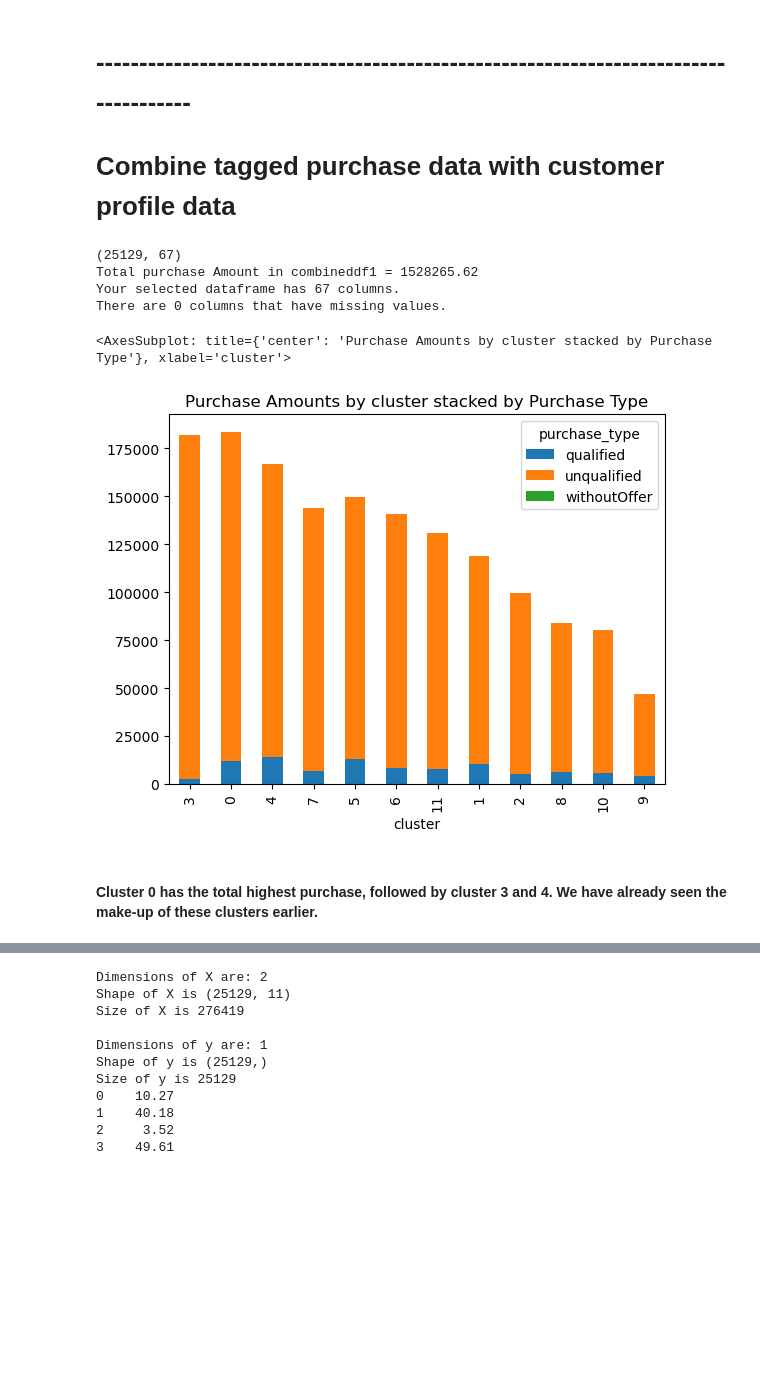
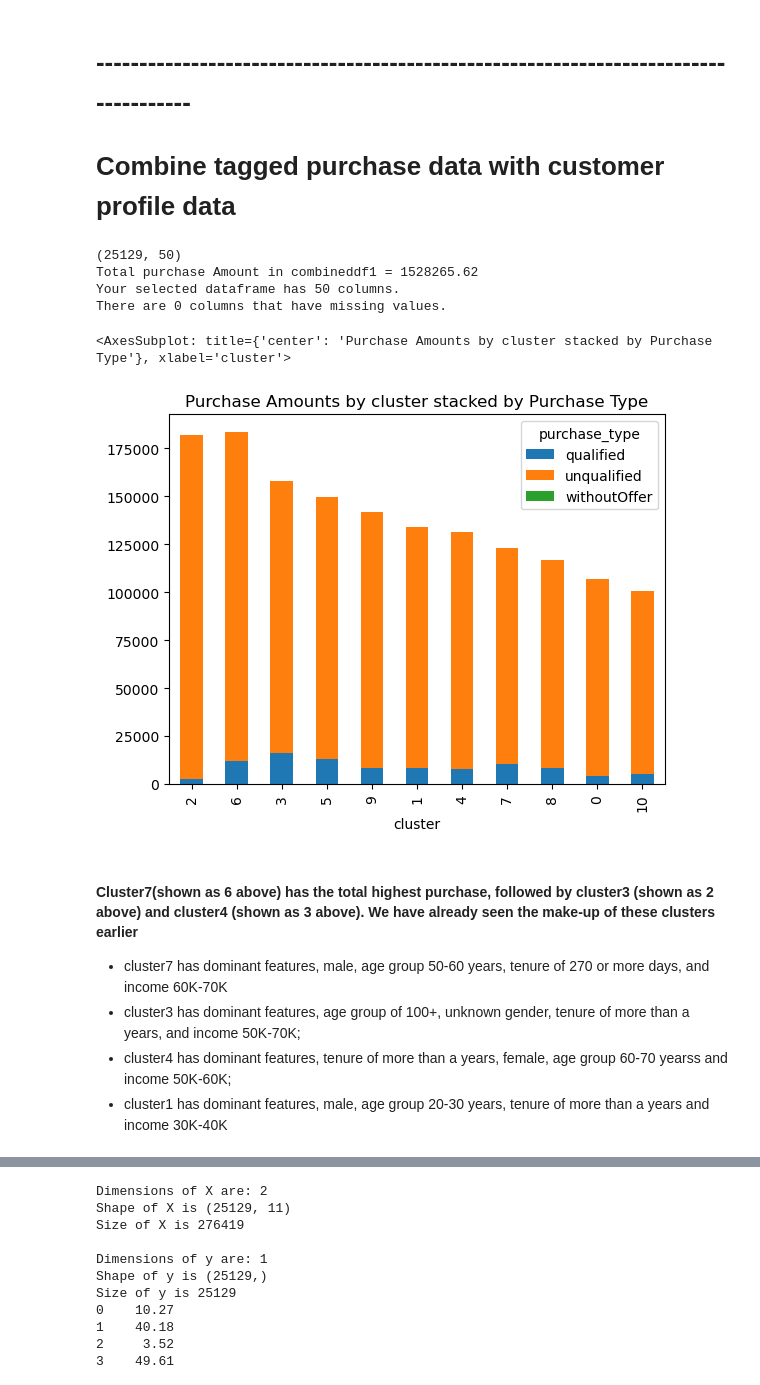
Before and after one commit to dk2127/nd25C_A_P_S, a Jupyter notebook: Starbucks_Capstone_notebook.ipynb, the cells around one changed output, grey strips where cells are left out. Drawn from its saved outputs; the diff is of its cells as text; code cells hidden in the pictures; blank space fills up the shorter version.

```diff
--- a/Starbucks_Capstone_notebook.ipynb
+++ b/Starbucks_Capstone_notebook.ipynb
@@ -1015,9 +1036,7 @@ portfoliodf1.head()
 | 4 | 5 | 20 | 10 | discount | 0b1e1539f2cc45b7b9fa7c272da2e1d7 | 0 | 1 | 0 | 1 |
 # %%
 # Let's create dummy variable for the offer_type in portfolio
-offer_type_dummies = pd.get_dummies(portfoliodf1['offer_type'],
-                                    prefix='OfrTyp')
-portfoliodf2 = pd.concat([portfoliodf1, offer_type_dummies], axis=1)
+portfoliodf2 = create_dummy_variables(portfoliodf1, 'offer_type', 'OfrTyp')
 
-# Drop the offer_type since we have the dummy vars
-portfoliodf2 = portfoliodf2.drop(['offer_type'], axis=1)
+# let run summary stats on portfolioddf2
+portfoliodf2.describe()
@@ -1122,7 +1138,7 @@ Columns of DataFrame: Index(['person', 'event', 'value', 'time'], dtype='object'
 # %%
 def expand_dict_column(df, column_name):
     """
-    This function expands a column of dictionaries in a DataFrame to multiple columns in the same DataFrame.
+    Utility function expands a column of dictionaries in a DataFrame to multiple columns in the same DataFrame.
     Args:
     - df: a pandas DataFrame containing the column to be expanded
     - column_name: the name of the column to be expanded
@@ -1740,8 +1726,7 @@ Total purchase amount in unqualified_purchase_DF after removing outliers: 143167
 # %%
-# outlier removing option looks good so lets replace the DFs
-qualified_offers = remove_purchase_outliers(qualified_offers,
-                                            "purchase_amount")
-purchaseWOOffer = remove_purchase_outliers(purchaseWOOffer, "purchase_amount")
-unqualified_purchase_DF = remove_purchase_outliers(unqualified_purchase_DF,
-                                                   "purchase_amount")
+# Above outlier-removing-test looks good so let's remove the outliers from the three DFs
+qualified_offers = remove_outliers(qualified_offers, "purchase_amount")
+purchaseWOOffer = remove_outliers(purchaseWOOffer, "purchase_amount")
+unqualified_purchase_DF = remove_outliers(unqualified_purchase_DF,
+                                          "purchase_amount")
 # %% [output]
@@ -1911,12 +1896,13 @@ tagged_purchaseDF_clean.describe(include='all')
 # ------------------------------------------------------------------------------------
 # Combine tagged purchase data with customer profile data
 # %%
-# merge tagged_purchaseDF_clean with profiledf4
-combineddf1 = tagged_purchaseDF_clean.merge(profiledf4,
+# merge tagged_purchaseDF_clean with profileDF_clean
+combineddf1 = tagged_purchaseDF_clean.merge(profileDF_clean,
                                             how='inner',
                                             left_on=["person"],
                                             right_on=["id"],
                                             sort=True)
+# reset index on resulting dataframe
 combineddf1.reset_index(inplace=True, drop=True)
 
 # drop the id column since we are keeping person column
@@ -1932,27 +1918,32 @@ create_missing_values_table(combineddf1)
 # Save combineddf1 to csv file
 combineddf1.to_csv("combineddf1.csv")
 # %% [output]
-(25129, 67)
+(25129, 50)
 Total purchase Amount in combineddf1 = 1528265.62
-Your selected dataframe has 67 columns.
+Your selected dataframe has 50 columns.
 There are 0 columns that have missing values.
 # %%
 # Analyze combineddf1 that has customer profile and purchase data by plotting
 purch_by_cluster = combineddf1.groupby(['cluster', 'purchase_type'
                                         ])['purchase_amount'].sum()
 purch_by_cluster = purch_by_cluster.unstack()
 
 # print(purch_by_cluster.columns)
 purch_by_cluster = purch_by_cluster.sort_values(by='unqualified',
                                                 ascending=False)
-purch_by_cluster.plot(kind='bar',
-                      stacked=True,
-                      title='Purchase Amounts by cluster stacked by Purchase Type')
+purch_by_cluster.plot(
+    kind='bar',
+    stacked=True,
+    title='Purchase Amounts by cluster stacked by Purchase Type')
 # %% [output]
 <AxesSubplot: title={'center': 'Purchase Amounts by cluster stacked by Purchase Type'}, xlabel='cluster'>
-[figure, old version]
+[figure, new version]
-# %% [markdown]
-#### Cluster 0 has the total highest purchase, followed by cluster 3 and 4. We have already seen the make-up of these clusters earlier.
+# %% [markdown]
+#### Cluster7(shown as 6 above) has the total highest purchase, followed by cluster3 (shown as 2 above) and cluster4 (shown as 3 above). We have already seen the make-up of these clusters earlier
+- cluster7 has dominant features, male, age group 50-60 years, tenure of 270 or more days, and income 60K-70K
+- cluster3 has dominant features, age group of 100+, unknown gender, tenure of more than a years, and income 50K-70K;
+- cluster4 has dominant features, tenure of more than a years, female, age group 60-70 yearss and income 50K-60K;
+- cluster1 has dominant features, male, age group 20-30 years, tenure of more than a years and income 30K-40K
 # %%
 def keep_numeric_columns(df):
     """
```
Also changed, not shown: parts of 151 cells of this notebook.
